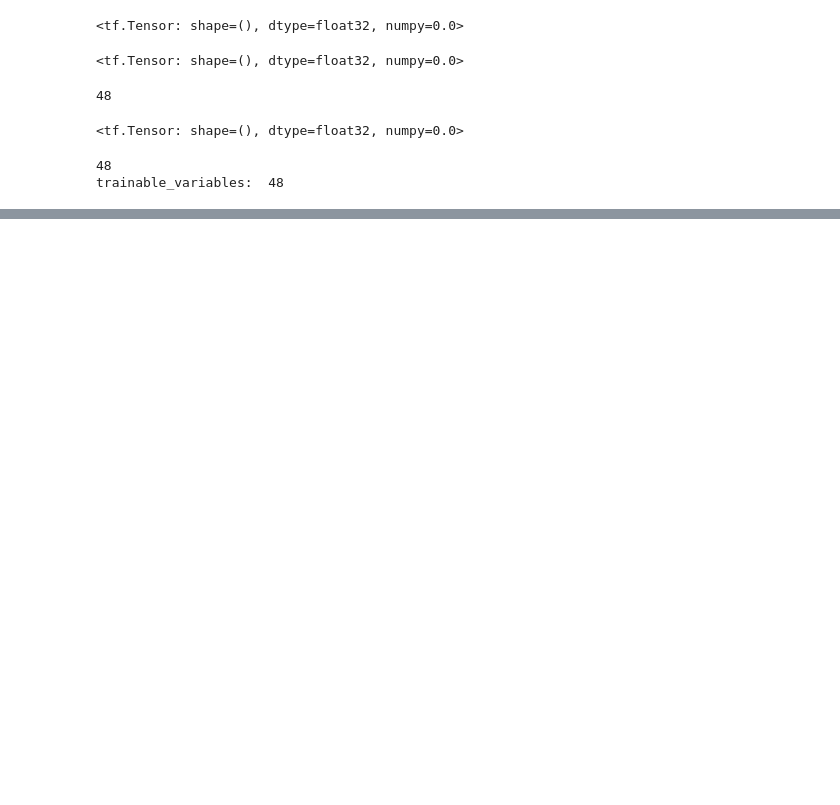
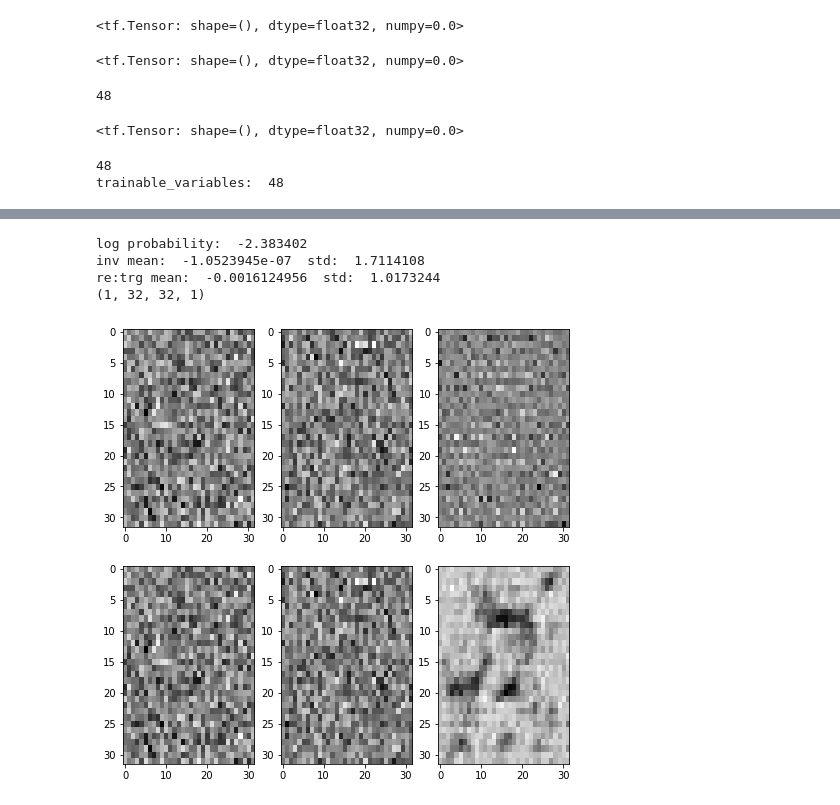
Before and after one commit to MaryDongsn/DL_RL, a Jupyter notebook: real_nvp.ipynb, the cells around one changed output, grey strips where cells are left out. Saved outputs shown, nothing was run; the diff lists cells and outputs as text; code cells hidden in the pictures; blank space fills up the shorter version.

```diff
--- a/real_nvp.ipynb
+++ b/real_nvp.ipynb
@@ -713,0 +771,8 @@ re:trg mean:  -0.7976864  std:  0.5527031
+# %%
+plot_generation_result(z)
+# %% [output]
+log probability:  -2.383402
+inv mean:  -1.0523945e-07  std:  1.7114108
+re:trg mean:  -0.0016124956  std:  1.0173244
+(1, 32, 32, 1)
+[figure, added]
```
Also changed, not shown: parts of 17 cells of this notebook.
